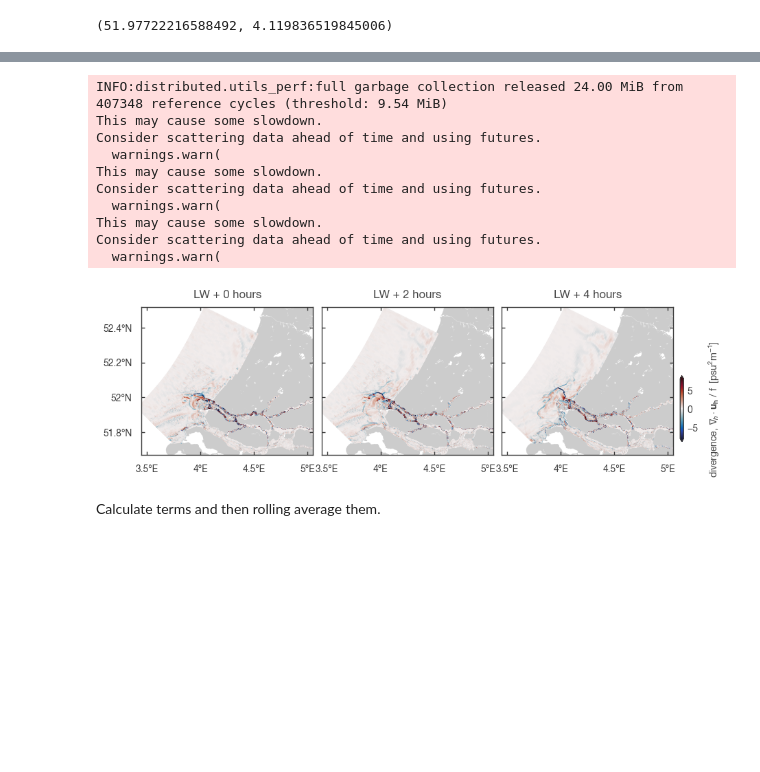
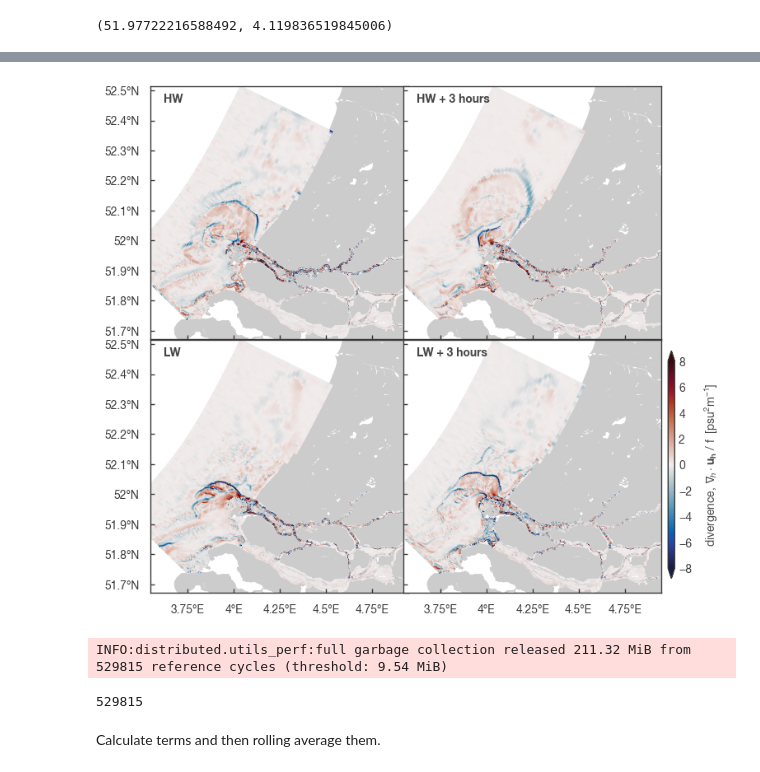
Before and after one commit to mgeraeds/pysva, a Jupyter notebook: notebooks/01_testing.ipynb, the cells around one changed output, grey strips where cells are left out. Drawn from its saved outputs; the diff is of its cells as text; code cells hidden in the pictures; blank space fills up the shorter version.

Commit message:
Added plotting routines

```diff
--- a/notebooks/01_testing.ipynb
+++ b/notebooks/01_testing.ipynb
@@ -138,8 +142,8 @@ from functools import partial
 def _preprocess(x, tstart, tend):
     return x.sel(time=slice(tstart, tend))
 # %%
-partial_func = partial(_preprocess, tstart=pd.to_datetime('2019-08-02 00:00'), tend=pd.to_datetime('2019-08-02 14:00'))
+partial_func = partial(_preprocess, tstart=pd.to_datetime('2019-11-16 00:00'), tend=pd.to_datetime('2019-11-17 01:00'))
 # %%
-data_xr = dfmt.open_partitioned_dataset(file_nc.replace('_0000_',"_*_"), chunks={'time':12})# "mesh2d_nFaces":50000, "mesh2d_nNodes":50000, "mesh2d_nEdges":50000})#, "mesh2d_nFaces":5000, "mesh2d_nNodes":5000, "mesh2d_nEdges":5000})
+data_xr = dfmt.open_partitioned_dataset(file_nc.replace('_0000_',"_*_"), chunks={'time':4}, preprocess=partial_func)# "mesh2d_nFaces":50000, "mesh2d_nNodes":50000, "mesh2d_nEdges":50000})#, "mesh2d_nFaces":5000, "mesh2d_nNodes":5000, "mesh2d_nEdges":5000})
 # %% [output]
 >> xu.open_dataset() with 96 partition(s): 1 2 3 4 5 6 7 8 9 10 11 12 13 14 15 16 17 18 19 20 21 22 23 24 25 26 27 28 29 30 31 32 33 34 35 36 37 38 39 40 41 42 43 44 45 46 47 48 49 50 51 52 53 54 55 5 ...
@@ -160,7 +161,7 @@ uds = new_test_ds
 # file_nc = r'/projects/0/einf1300/saltis-wp3-1/D_Analysis/01_Simulations/05_RMD_2019/D0213AU_red_ts/*'
 # data_xr_t = xr.open_mfdataset(glob.glob(file_nc), parallel=True, combine='nested', concat_dim='time')
 # %%
-# uds = data_xr.sel(time=slice('2019-08-01 00:00', '2019-08-31 23:00'))#.rolling(time=12, center=True).mean()?
+uds = data_xr #.sel(time=slice('2019-08-01 00:00', '2019-08-31 23:00'))#.rolling(time=12, center=True).mean()?
 # %%
 uds.ugrid.set_crs("EPSG:28992")
 uds = uds.ugrid.to_crs('WGS84')
@@ -173,7 +174,8 @@ True
 # %%
 # uds['mesh2d_sa1'] = uds['mesh2d_sa1'].where(uds['mesh2d_flowelem_bl'] < 0, np.nan)
 # %%
-uds['mesh2d_sa1'] = uds['mesh2d_sa1'].where(uds['mesh2d_sa1'] < 35, np.nan)
+# uds['mesh2d_sa1'] = uds['mesh2d_sa1'].where(uds['mesh2d_sa1'] < 35, np.nan)
+#
 # %%
 import xugrid as xu
 import matplotlib.pyplot as plt
@@ -265,52 +267,48 @@ import matplotlib.ticker as ticker
 # %%
-fig, axs = plt.subplots(1,3, FigureClass=GeneralPlot, figsize=(10, 5), sharey=True)
-times = [0, 2, 4]
+fig, axs = plt.subplots(2,2, FigureClass=GeneralPlot, figsize=(8,8), sharey=True, sharex=True)
+times = [4, 7, 12, 15]
+plot_times = ['HW', 'HW + 3 hours', 'LW', 'LW + 3 hours']
+axs = axs.flatten()
 
-for t, ax in zip(times, axs):
+for t, p_t, ax in zip(times, plot_times, axs):
     bg = plot_basic_background(ax=ax, crs='WGS84', zorder=0)
     pc = (div/f).isel(mesh2d_nLayers=35, time=t).ugrid.plot(ax=ax, vmin=-8, vmax=8, cmap=cmo.balance, add_labels=False, add_colorbar=False)
     # pc=(div).isel(time=20, mesh2d_nLayers=45).ugrid.sel(x=slice(45_000, 85_000), y=slice(450_000, 480_000)).ugrid.plot(extend='both', cmap=cmo.balance, zorder=1, add_labels=False, add_colorbar=False)
 
     ax.set_xlim(3.55, 4.95)
-    ax.set_title(f'LW + {t} hours')
+#     ax.set_title(f'HW + {t} hours')
+    ax.set_title(f'{p_t}', x=0.05, y=1.0, pad=-14, loc='left', fontweight='bold', fontsize=10)
 
 # add colorbar
-cax = fig.add_axes([axs[-1].get_position().x1 + 0.01, axs[-1].get_position().y0 + 0.02, 0.005, axs[-1].get_position().height - 0.2])
+# cax = fig.add_axes([axs[-1].get_position().x1 + 0.01, axs[-1].get_position().y0 + 0.02, 0.005, axs[-1].get_position().height - 0.2])
+cax = fig.add_axes([axs[-1].get_position().x1 + 0.01, axs[-1].get_position().y0 + 0.02, 0.01, axs[-1].get_position().height])
 cax.tick_params(axis=u'both', which=u'both', length=0)
 
 # cbar limits + others
 cb = plt.colorbar(pc, cax=cax, extend='both')
 tracer_string = r"divergence, $\nabla_h \cdot \mathbf{u_h}$ / f  [psu$^2$m$^{-1}$]"
-cb.set_label(f'{tracer_string}', labelpad=10)
-# cb.ax.tick_params(labelsize=9)
-plt.subplots_adjust(wspace=0.05, hspace=0.05)
+cb.set_label(f'{tracer_string}', labelpad=10, fontsize=10)
+cb.ax.tick_params(labelsize=10)
+plt.subplots_adjust(wspace=-0.02, hspace=0.0)
 
 # add inset ax
 # inset_ax = inset_axes(ax, width="30%", height=0.65, loc="upper right", borderpad=1)
 # inset_ax.plot(np.arange(0, len(wl.time)), wl)
 # inset_ax.scatter(t, wl.isel(time=t))
 # inset_ax.xaxis.set_major_locator(ticker.MultipleLocator(2))
 # inset_ax.xaxis.set_minor_locator(ticker.MultipleLocator(1))
 # inset_ax.set_xlabel('hours after LW', fontsize=8, labelpad=0.5)
 # inset_ax.set_ylabel('$H$ [m + NAP]', fontsize=8, labelpad=0.5)
 # inset_ax.tick_params(
 #     axis='both',       # changes apply to the both axes
 #     which='both',      # both major and minor ticks are affected
 #     left=True,
 #     bottom=True,      # ticks along the bottom edge are off
 #     top=False,
 #     right=False,      # ticks along the top edge are off
 #     labelbottom=True,
 #     labelsize=8)
+
+plt.savefig(os.path.join(output_dir, f'divergence_16N_D06_2019.png'), transparent=True)
 # %% [output]
-INFO:distributed.utils_perf:full garbage collection released 24.00 MiB from 407348 reference cycles (threshold: 9.54 MiB)
-This may cause some slowdown.
-Consider scattering data ahead of time and using futures.
-  warnings.warn(
-This may cause some slowdown.
-Consider scattering data ahead of time and using futures.
-  warnings.warn(
-This may cause some slowdown.
-Consider scattering data ahead of time and using futures.
-  warnings.warn(
-[figure, old version]
+[figure, new version]
@@ -317,3 +317,8 @@ Consider scattering data ahead of time and using futures.
+# %%
+gc.collect()
+# %% [output]
+INFO:distributed.utils_perf:full garbage collection released 211.32 MiB from 529815 reference cycles (threshold: 9.54 MiB)
+529815
 # %% [markdown]
 Calculate terms and then rolling average them.
 # %% [markdown]
```
Also changed, not shown: parts of 50 cells of this notebook.
